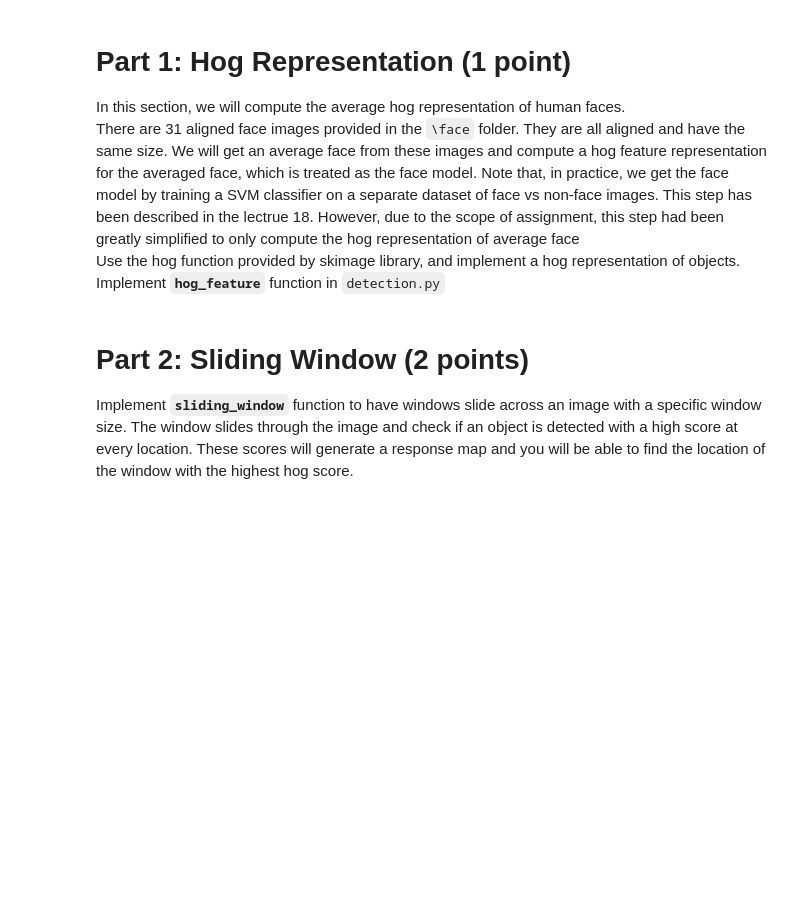
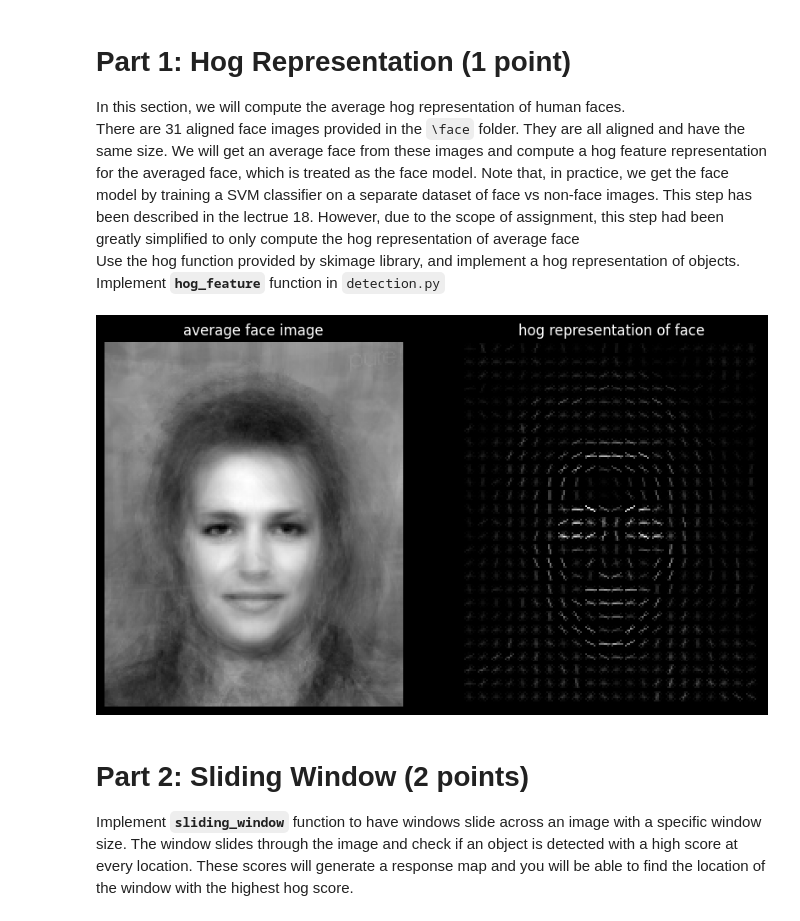
Before and after one commit to weeebdev/CSCI585, a Jupyter notebook: CV-PA5/PA5.ipynb, the cells around one changed output. Drawn from its saved outputs; the diff is of its cells as text; code cells hidden in the pictures; blank space fills up the shorter version.

```diff
--- a/CV-PA5/PA5.ipynb
+++ b/CV-PA5/PA5.ipynb
@@ -40,27 +40,29 @@ Implement **`hog_feature`** function in `detection.py`
 # %%
 image_paths = fnmatch.filter(os.listdir('./face'), '*.jpg')
 list.sort(image_paths)
 n = len(image_paths)
-face_shape = io.imread('./face/'+image_paths[0], as_grey=True).shape
+face_shape = io.imread('./face/'+image_paths[0], as_gray=True).shape
 avg_face= np.zeros((face_shape))
 for i,image_path in enumerate(image_paths):
-    image = io.imread('./face/'+image_path, as_grey=True)
+    image = io.imread('./face/'+image_path, as_gray=True)
     avg_face = np.asarray(image)+np.asarray(avg_face)
 avg_face = avg_face/n
 
 (face_feature, face_hog) = hog_feature(avg_face)
 
 plt.subplot(1,2,1)
 plt.imshow(avg_face)
 plt.axis('off')
 plt.title('average face image')
 
 plt.subplot(1,2,2)
 plt.imshow(face_hog)
 plt.title('hog representation of face')
 plt.axis('off')
 
 plt.show()
+# %% [output]
+[figure, added]
 # %% [markdown]
 # Part 2: Sliding Window (2 points)
 Implement **`sliding_window`** function to have windows slide across an image with a specific window size. The window slides through the image and check if an object is detected with a high score at every location. These scores will generate a response map and you will be able to find the location of the window with the highest hog score.
```
Also changed, not shown: parts of 8 cells of this notebook, 1 other file.
